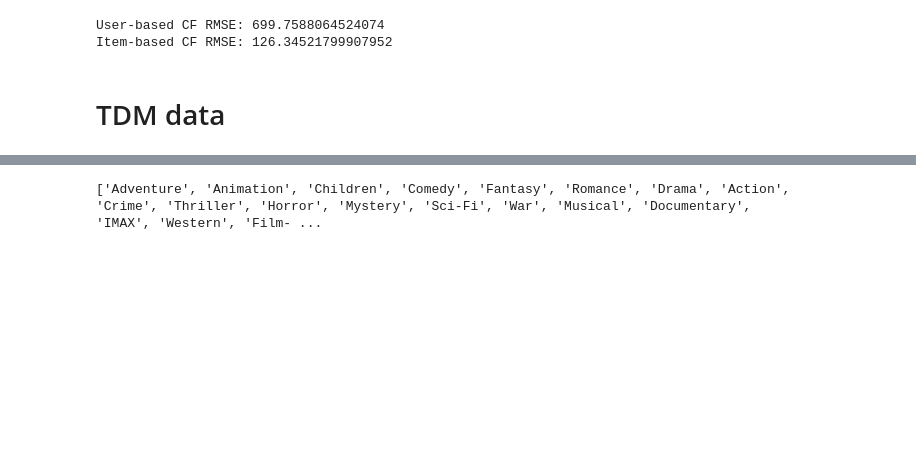
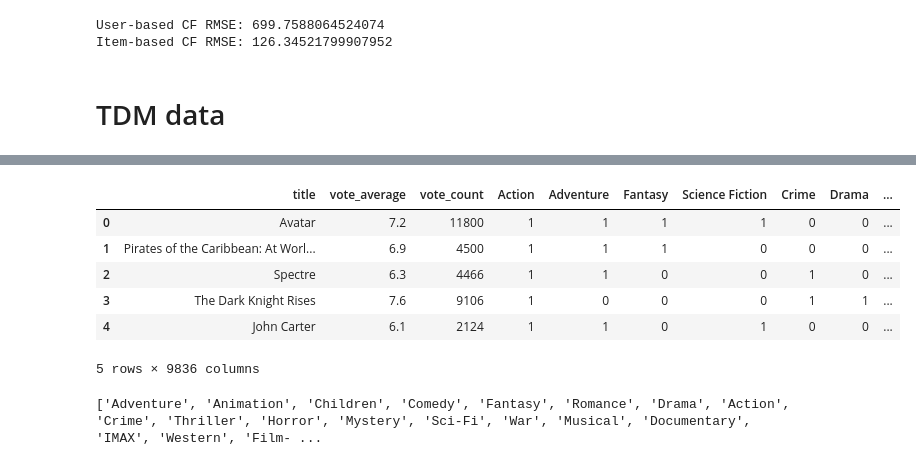
Before and after one commit to MizanMustakim/Big_data_movie_project, a Jupyter notebook: Big_data_movie_project.ipynb, the cells around one changed output, grey strips where cells are left out. Saved outputs shown, nothing was run; the diff lists cells and outputs as text; code cells hidden in the pictures; blank space fills up the shorter version.

```diff
--- a/Big_data_movie_project.ipynb
+++ b/Big_data_movie_project.ipynb
@@ -577,0 +668,3 @@ tdm_df.head()
+# %%
+kw_random = np.random.choice(keyword_list, 30)
+kw_random
@@ -578,3 +680,24 @@ tdm_df.head()
+# %%
+for i in kw_random:
+    d[i] = ""
+
+for i in range(data.shape[0]):
+    b = data.keywords[i]
+    for j in kw_random:
+        if j in b:
+            d[j][i] = 1
+        else:
+            d[j][i] = 0
+# %%
+d.head()
+# %% [output]
+|  | title | vote_average | vote_count | Action | Adventure | Fantasy | Science Fiction | Crime | Drama | ... |
+| 0 | Avatar | 7.2 | 11800 | 1 | 1 | 1 | 1 | 0 | 0 | ... |
+| 1 | Pirates of the Caribbean: At Worl... | 6.9 | 4500 | 1 | 1 | 1 | 0 | 0 | 0 | ... |
+| 2 | Spectre | 6.3 | 4466 | 1 | 1 | 0 | 0 | 1 | 0 | ... |
+| 3 | The Dark Knight Rises | 7.6 | 9106 | 1 | 0 | 0 | 0 | 1 | 1 | ... |
+| 4 | John Carter | 6.1 | 2124 | 1 | 1 | 0 | 1 | 0 | 0 | ... |
+5 rows × 9836 columns
 # %%
 a = []
 for i in range(df_1.shape[0]):
```
Also changed, not shown: parts of 16 cells of this notebook.
